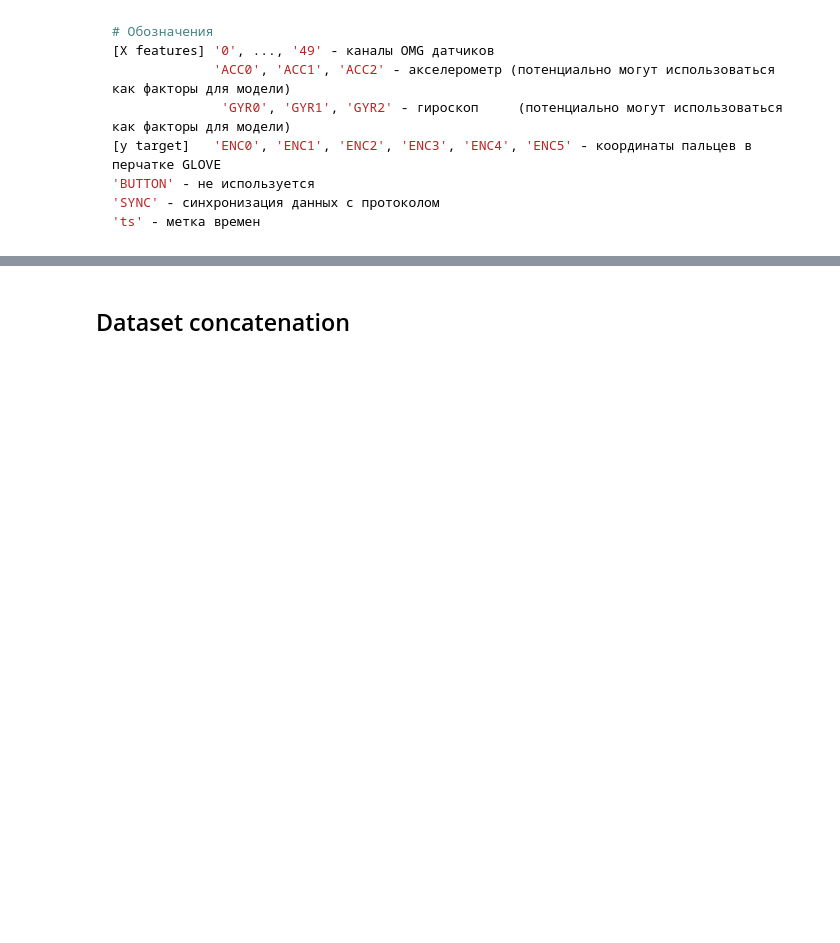
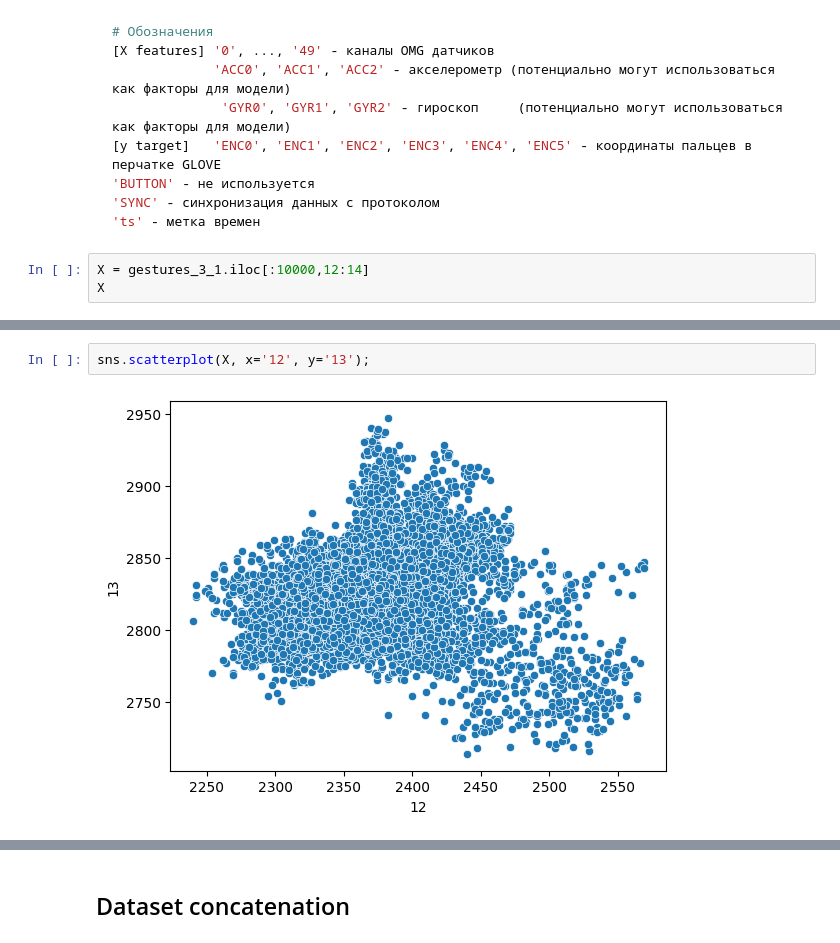
Before and after one commit to Internship-moto/Gestures_3, a Jupyter notebook: notebooks/Gestures_3.ipynb, the cells around one changed output, grey strips where cells are left out. Cells and saved outputs as stored; diff of their text form; blank space fills up the shorter version.

````diff
--- a/notebooks/Gestures_3.ipynb
+++ b/notebooks/Gestures_3.ipynb
@@ -196,3 +196,6 @@ BUTTON_SYNC_TS_CH: ['BUTTON', 'SYNC', 'ts']
 'SYNC' - синхронизация данных с протоколом
 'ts' - метка времен
 ```
+# %%
+X = gestures_3_1.iloc[:10000,12:14]
+X
@@ -198,0 +216,4 @@ BUTTON_SYNC_TS_CH: ['BUTTON', 'SYNC', 'ts']
+# %%
+sns.scatterplot(X, x='12', y='13');
+# %% [output]
+[figure, added]
````
Also changed, not shown: parts of 12 cells of this notebook.
